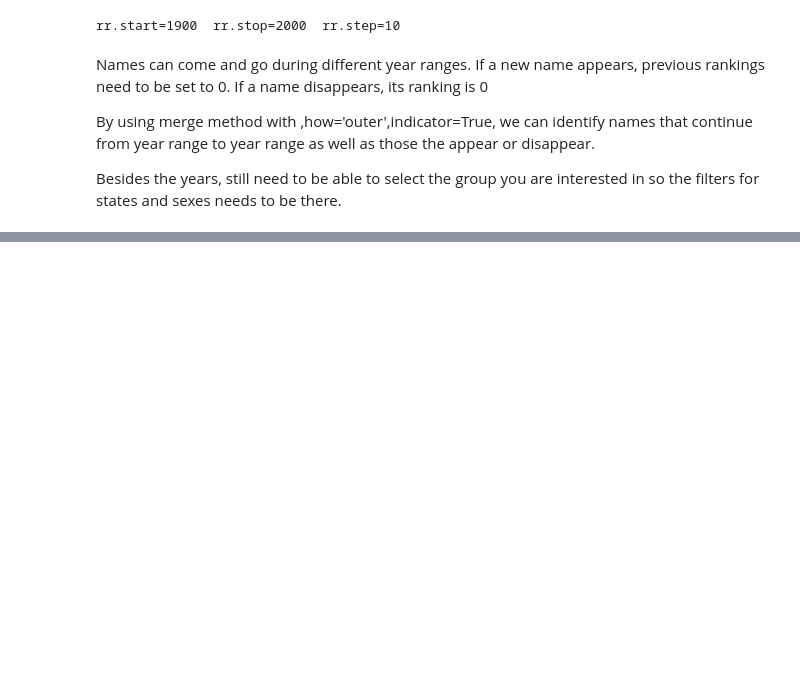
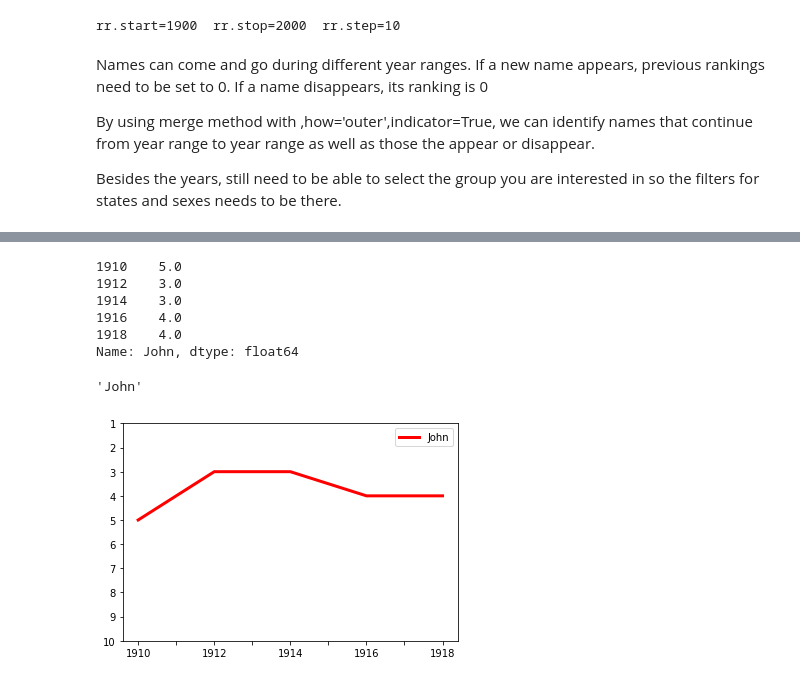
Before and after one commit to MrLRTripp/NameSurfer, a Jupyter notebook: namesurfer.ipynb, the cells around one changed output, grey strips where cells are left out. Cells and saved outputs as stored; diff of their text form; code cells hidden in the pictures; blank space fills up the shorter version.

```diff
--- a/namesurfer.ipynb
+++ b/namesurfer.ipynb
@@ -666,3 +687,24 @@ result_df.loc[['John','William','Mary']]
+# %%
+john_series = result_df.loc['John']
+# %%
+john_series
+# %% [output]
+1910    5.0
+1912    3.0
+1914    3.0
+1916    4.0
+1918    4.0
+Name: John, dtype: float64
+# %%
+john_series.name
+# %% [output]
+'John'
+# %%
+ax= john_series.plot(kind='line',ylim=(10,1), color='red', linewidth=3, legend=True, label= john_series.name) # (t['Rank'].max(), t['Rank'].min()))
+
+plt.show()
+# %% [output]
+[figure, added]
 # %%
 # Plotting uses columns so we need one column to be years. Using rows to plot requires no transformations.
 # Maybe try selecting name(s) of interest and then melt to get the desired structure for plotting.
```
Also changed, not shown: parts of 7 cells of this notebook.
